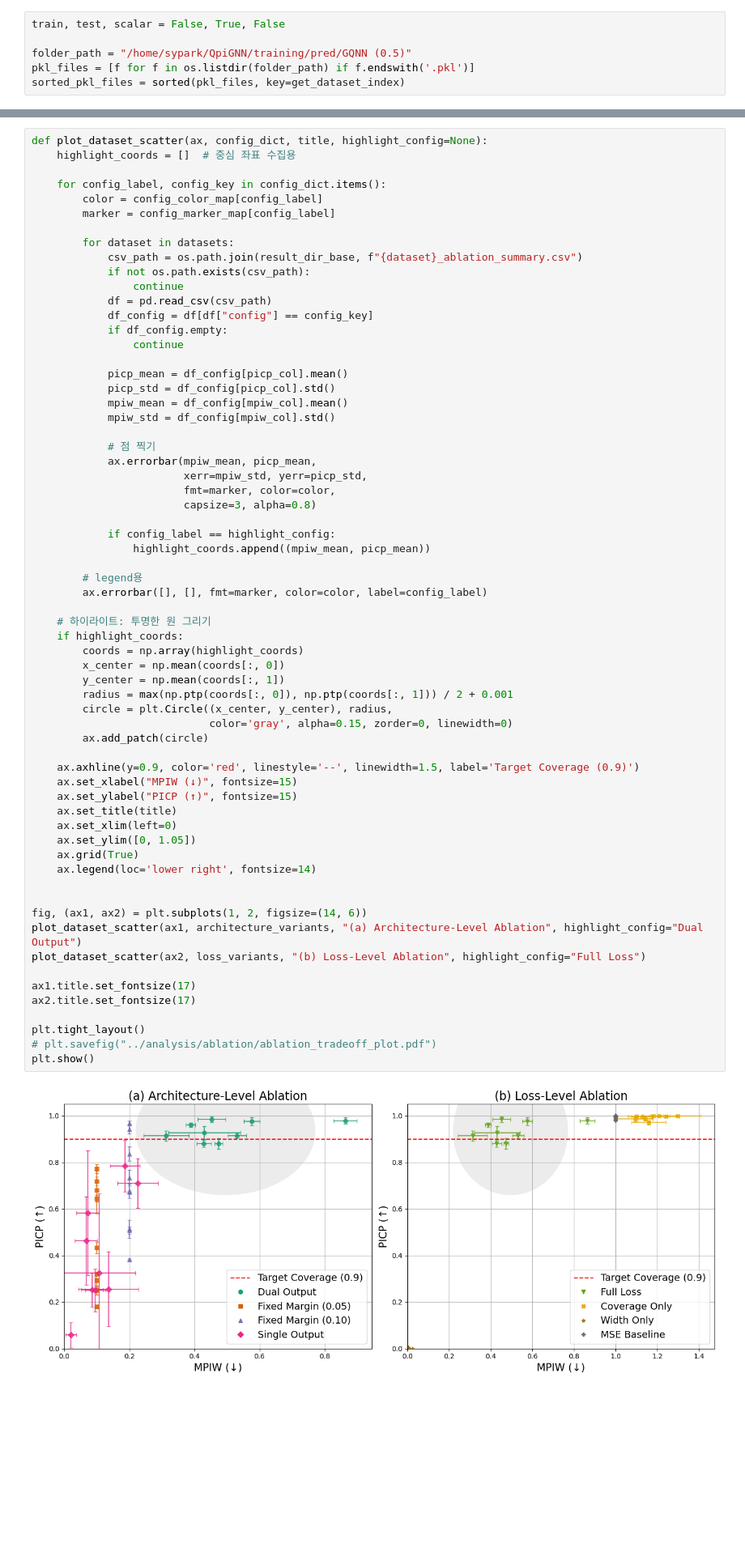
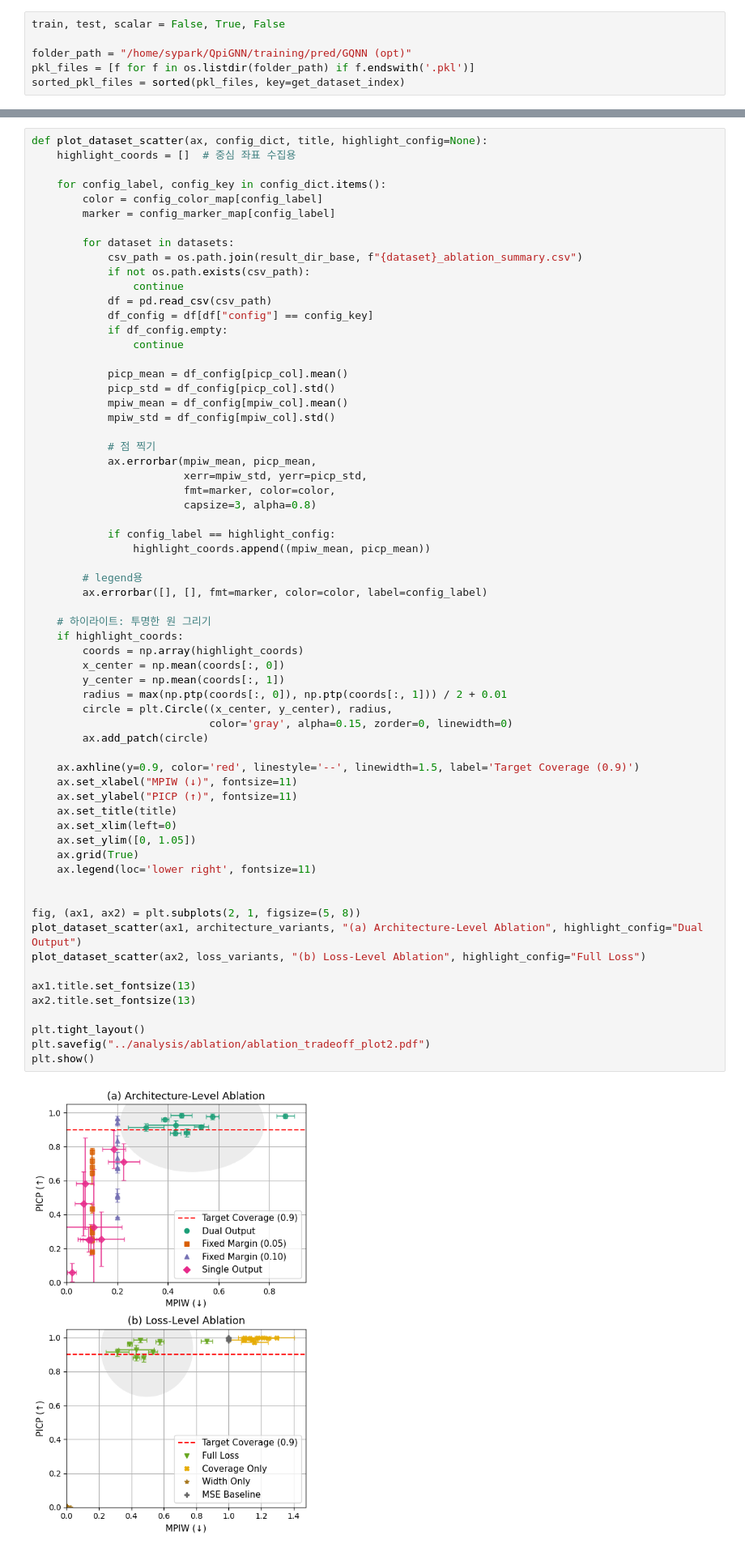
Before and after one commit to sybeam27/QpiGNN, a Jupyter notebook: training/results_check.ipynb, the cells around one changed output, grey strips where cells are left out. Shown at 81% size. Cells and saved outputs as stored; diff of their text form; blank space fills up the shorter version.

```diff
--- a/training/results_check.ipynb
+++ b/training/results_check.ipynb
@@ -376,7 +376,7 @@ test_WS         2.31
 # %%
 train, test, scalar = False, True, False
 
-folder_path = "/home/sypark/QpiGNN/training/pred/GQNN (0.5)"
+folder_path = "/home/sypark/QpiGNN/training/pred/GQNN (opt)"
 pkl_files = [f for f in os.listdir(folder_path) if f.endswith('.pkl')]
 sorted_pkl_files = sorted(pkl_files, key=get_dataset_index)
 # %%
@@ -622,39 +622,39 @@ def plot_dataset_scatter(ax, config_dict, title, highlight_config=None):
 
             if config_label == highlight_config:
                 highlight_coords.append((mpiw_mean, picp_mean))
 
         # legend용
         ax.errorbar([], [], fmt=marker, color=color, label=config_label)
 
     # 하이라이트: 투명한 원 그리기
     if highlight_coords:
         coords = np.array(highlight_coords)
         x_center = np.mean(coords[:, 0])
         y_center = np.mean(coords[:, 1])
-        radius = max(np.ptp(coords[:, 0]), np.ptp(coords[:, 1])) / 2 + 0.001
+        radius = max(np.ptp(coords[:, 0]), np.ptp(coords[:, 1])) / 2 + 0.01
         circle = plt.Circle((x_center, y_center), radius,
                             color='gray', alpha=0.15, zorder=0, linewidth=0)
         ax.add_patch(circle)
 
     ax.axhline(y=0.9, color='red', linestyle='--', linewidth=1.5, label='Target Coverage (0.9)')
-    ax.set_xlabel("MPIW (↓)", fontsize=15)
-    ax.set_ylabel("PICP (↑)", fontsize=15)
+    ax.set_xlabel("MPIW (↓)", fontsize=11)
+    ax.set_ylabel("PICP (↑)", fontsize=11)
     ax.set_title(title)
     ax.set_xlim(left=0)
     ax.set_ylim([0, 1.05])
     ax.grid(True)
-    ax.legend(loc='lower right', fontsize=14)
+    ax.legend(loc='lower right', fontsize=11)
 
 
-fig, (ax1, ax2) = plt.subplots(1, 2, figsize=(14, 6))
+fig, (ax1, ax2) = plt.subplots(2, 1, figsize=(5, 8))
 plot_dataset_scatter(ax1, architecture_variants, "(a) Architecture-Level Ablation", highlight_config="Dual Output")
 plot_dataset_scatter(ax2, loss_variants, "(b) Loss-Level Ablation", highlight_config="Full Loss")
 
-ax1.title.set_fontsize(17)
-ax2.title.set_fontsize(17)
+ax1.title.set_fontsize(13)
+ax2.title.set_fontsize(13)
 
 plt.tight_layout()
-# plt.savefig("../analysis/ablation/ablation_tradeoff_plot.pdf")
+plt.savefig("../analysis/ablation/ablation_tradeoff_plot2.pdf")
 plt.show()
 # %% [output]
-[figure, old version]
+[figure, new version]
```
Also changed, not shown: parts of 7 cells of this notebook, 4 other files.
